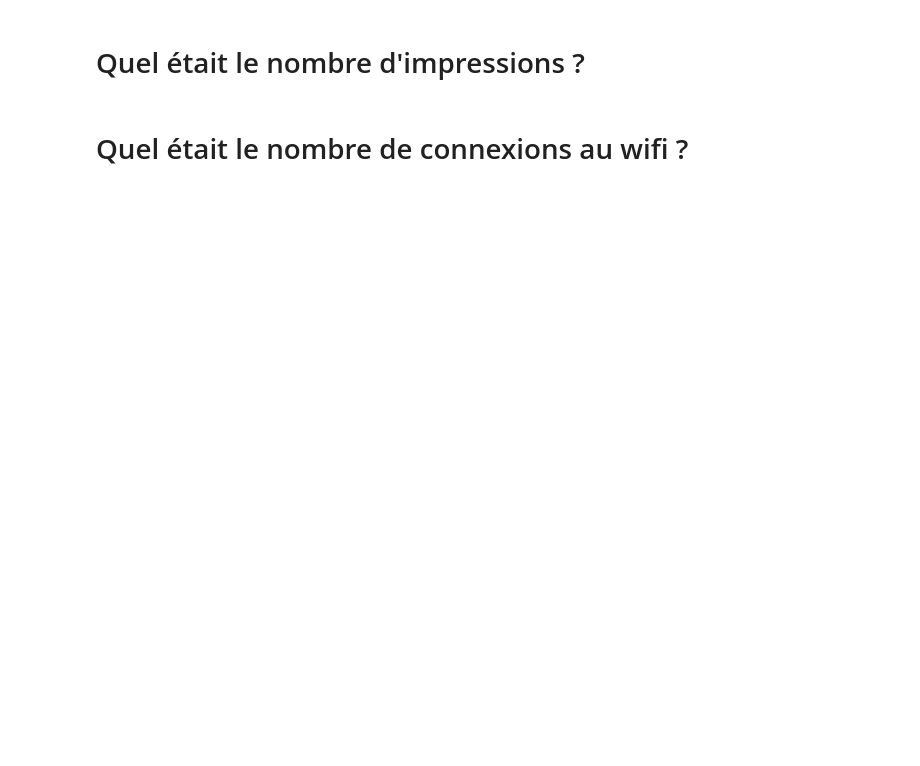
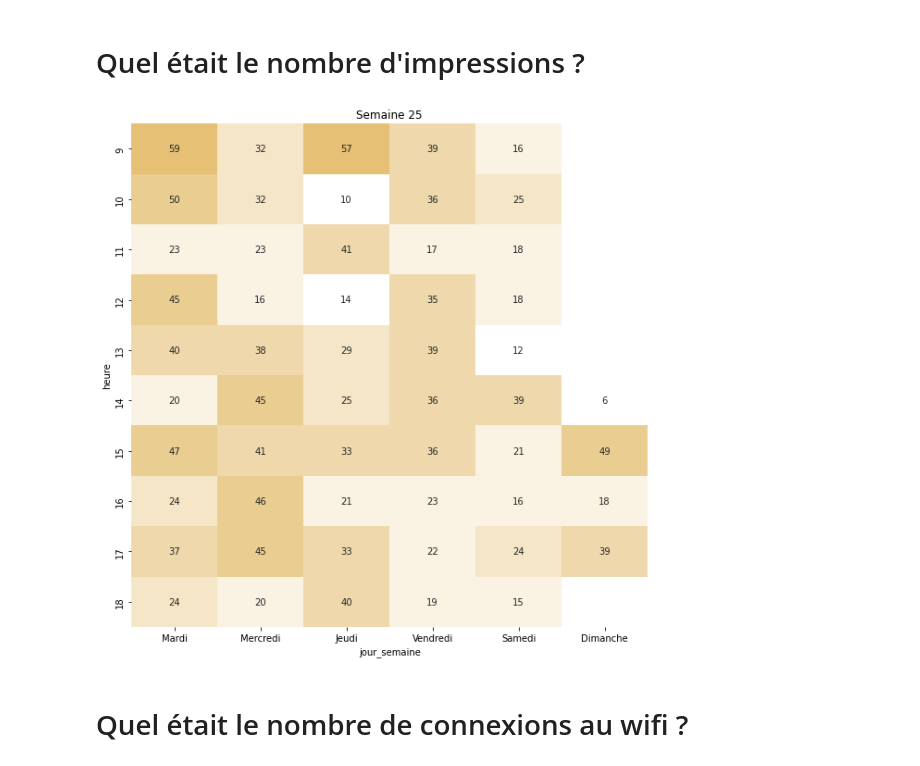
Before and after one commit to medrbx/kibini2, a Jupyter notebook: kibini/notebook_kibini2_med_activite_hebdo.ipynb, the cells around one changed output. Saved outputs shown, nothing was run; the diff lists cells and outputs as text; code cells hidden in the pictures; blank space fills up the shorter version.

```diff
--- a/kibini/notebook_kibini2_med_activite_hebdo.ipynb
+++ b/kibini/notebook_kibini2_med_activite_hebdo.ipynb
@@ -147,5 +182,10 @@ plt.show()
 # %% [markdown]
 # Quel était le nombre d'impressions ?
+# %%
+query = f"""SELECT MAX(WEEK(date_impression,1)) AS "Date max"
+FROM statdb.stat_impressions si
+WHERE YEAR(date_impression) = {this_year}"""
+max_week = pd.read_sql(query,db_conn).iloc[0]['Date max']
 # %%
 query = f"""SELECT date_impression
 FROM statdb.stat_impressions si
@@ -162,7 +202,7 @@ impressions_med_thisyear['jour_semaine'] = pd.DatetimeIndex(impressions_med_this
 impressions_med_thisyear['heure'] = pd.DatetimeIndex(impressions_med_thisyear['date_impression']).hour
 impressions_med_thisyear['date'] = pd.DatetimeIndex(impressions_med_thisyear['date_impression']).date
 
-impressions_med_last_week = impressions_med_thisyear[impressions_med_thisyear['semaine']==last_week]
+impressions_med_last_week = impressions_med_thisyear[impressions_med_thisyear['semaine']==max_week]
 
 activite_impressions_med_last_week = pd.pivot_table(data=impressions_med_last_week,
                                                 index='heure',
@@ -171,6 +211,10 @@ activite_impressions_med_last_week = pd.pivot_table(data=impressions_med_last_we
                                              aggfunc=sum
                                                )
 
+
+activite_impressions_med_last_week = activite_impressions_med_last_week[(activite_impressions_med_last_week.index>8) &
+                                                 (activite_impressions_med_last_week.index<20)]
+
 # Boucle pour ajouter les jours manquants
 for jour in jour_ouverture:
     if jour not in activite_impressions_med_last_week.columns:
@@ -179,7 +223,13 @@ for jour in jour_ouverture:
 # Trier les colonnes par ordre alphabétique (jours de la semaine)
 activite_impressions_med_last_week= activite_impressions_med_last_week[jour_ouverture]
 # %%
-sns.heatmap(data=activite_impressions_med_last_week,cmap='Purples',annot=True,fmt='g')
+f,ax = plt.subplots(figsize=(10,10))
+
+sns.heatmap(data=activite_impressions_med_last_week,cmap=lgp.palette1,annot=True,fmt='g',cbar=False)
+ax.set_title(f"Semaine {max_week}")
+
 plt.show()
+# %% [output]
+[figure, added]
 # %% [markdown]
 # Quel était le nombre de connexions au wifi ?
```
Also changed, not shown: parts of 77 cells of this notebook, 17 other files.
